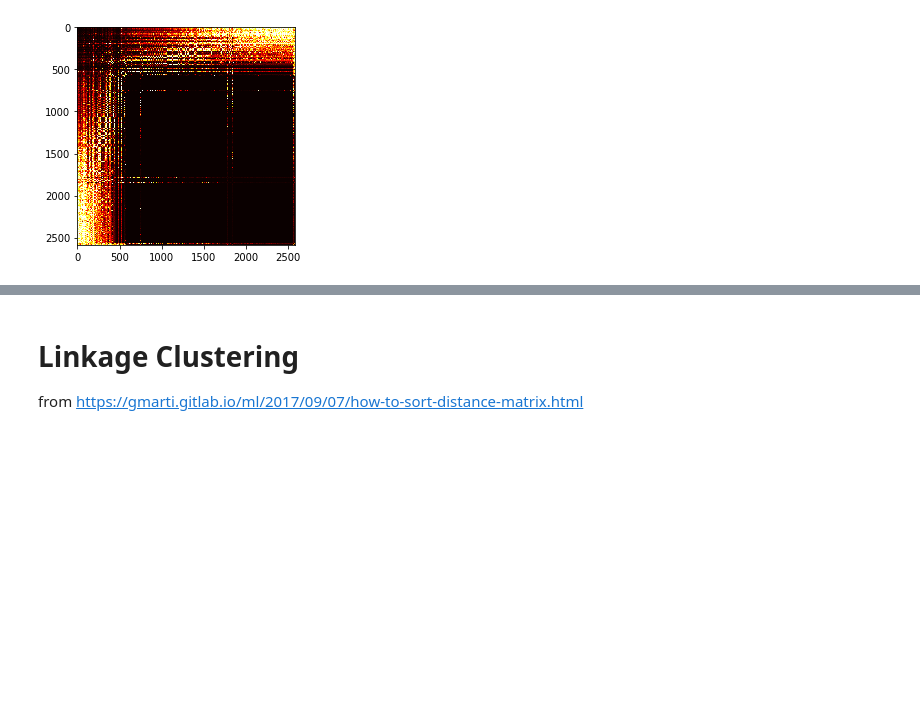
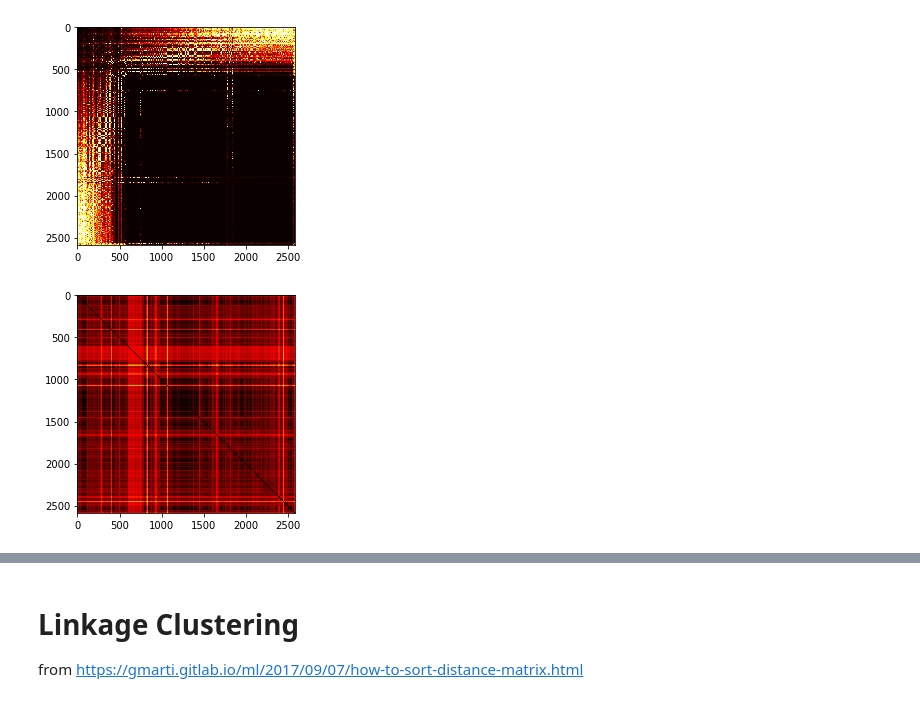
Before and after one commit to fataltes/quickNBs, a Jupyter notebook: mantis_reorderingEQ.ipynb, the cells around one changed output, grey strips where cells are left out. Saved outputs shown, nothing was run; the diff lists cells and outputs as text; code cells hidden in the pictures; blank space fills up the shorter version.

Commit message:
calc. join_mutInfo

```diff
--- a/mantis_reorderingEQ.ipynb
+++ b/mantis_reorderingEQ.ipynb
@@ -68,0 +65,12 @@ mutinf_p, mutinf_reordered_dist = sts(mutinf_recip, 2586)
+# %%
+mutinf_df2 = pd.read_csv('/home/fatemeh/projects/mantis2/mantis/mutInfo_joint.dist.mutinfo', sep='\t', header=None)
+mutinf_df2.columns = ['i', 'j', 'mutinf', 'jointInf']
+n = 2586
+eps = 0.000001
+mutinf = np.zeros([n, n])
+mutinf_joint_dist = np.zeros([n, n])
+for idx, row in mutinf_df2.iterrows():
+    mutinf[int(row['i']), int(row['j'])] = row['mutinf']
+    mutinf_joint_dist[int(row['i']), int(row['j'])] = -1*row['jointInf'] - row['mutinf']
+# for i in range(2586):
+#     mutinf[i,i] = 0
@@ -147,3 +159,8 @@ plt.imshow(mutinf_reordered_dist, cmap='hot', interpolation='nearest')
 plt.show()
 # %% [output]
 [figure]
+# %%
+plt.imshow(mutinf_joint_dist, cmap='hot', interpolation='nearest')
+plt.show()
+# %% [output]
+[figure, added]
```
Also changed, not shown: parts of 6 cells of this notebook.
